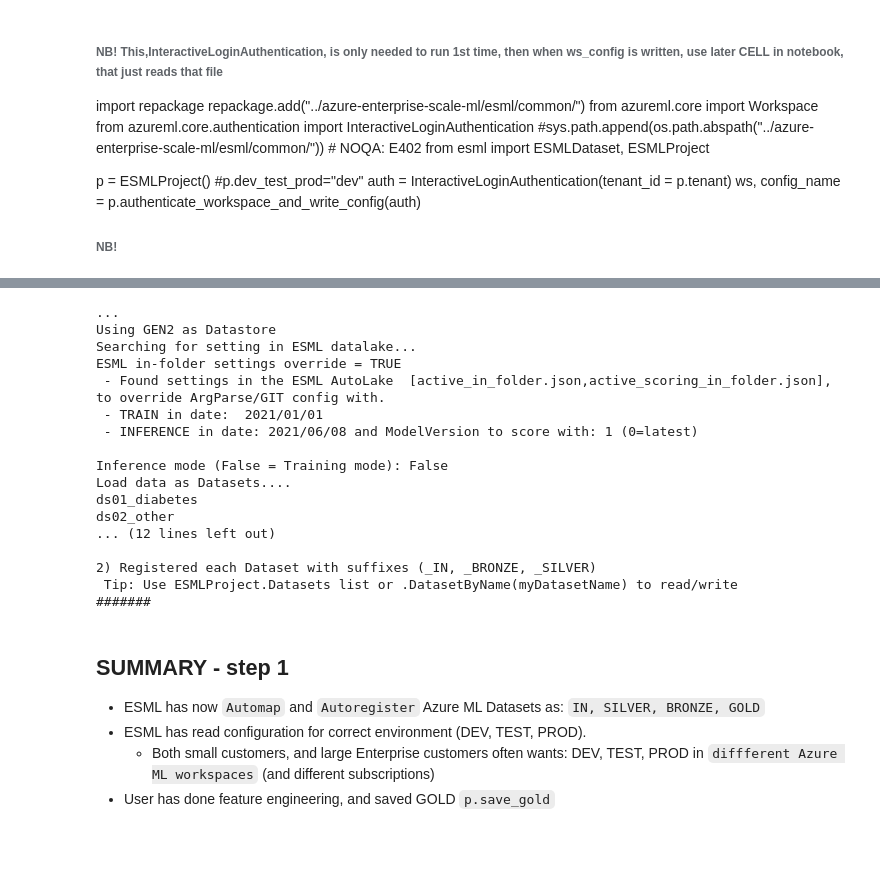
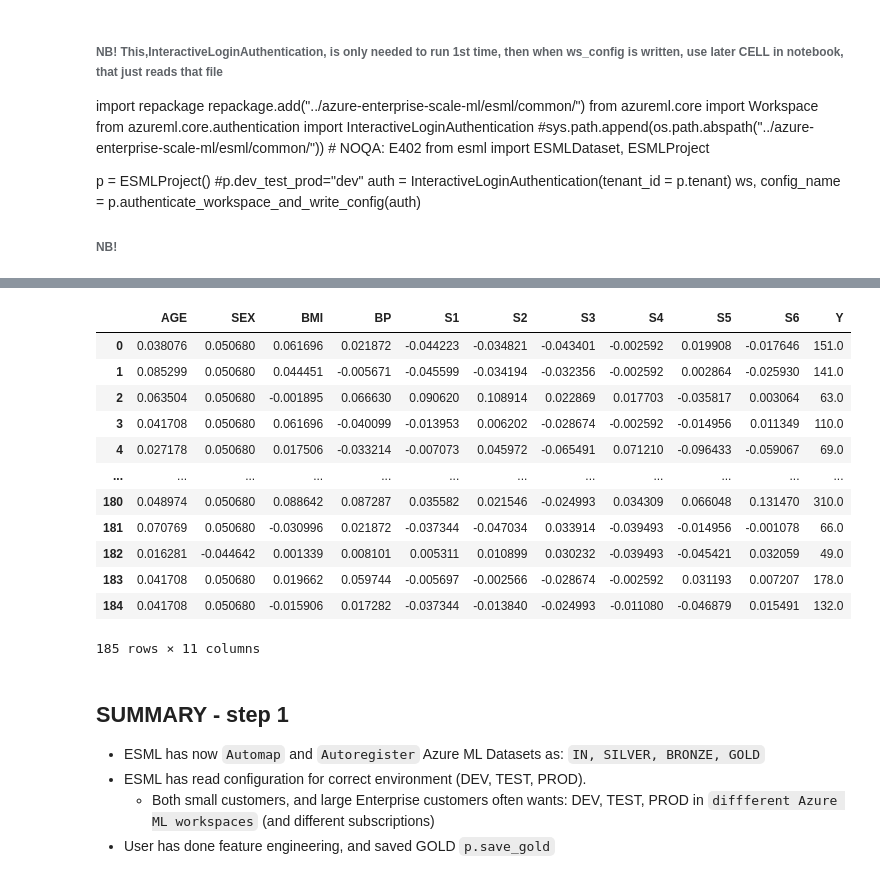
Before and after one commit to jostrm/azure-enterprise-scale-ml, a Jupyter notebook: copy_my_subfolders_to_my_grandparent/notebook_demos/esml_regression_1_train_deploy.ipynb, the cells around one changed output, grey strips where cells are left out. Cells and saved outputs as stored; diff of their text form; code cells hidden in the pictures; blank space fills up the shorter version.

```diff
--- a/copy_my_subfolders_to_my_grandparent/notebook_demos/esml_regression_1_train_deploy.ipynb
+++ b/copy_my_subfolders_to_my_grandparent/notebook_demos/esml_regression_1_train_deploy.ipynb
@@ -65,0 +68,15 @@ AML for docker: True
+# %%
+def test_feature_engieering():
+    # Feture engineering: Bronze 2 Gold - working with Azure ML Datasets with Bronze, Silver, Gold concept
+    esml_dataset = p.DatasetByName("ds01_diabetes") # Get dataset
+    df_bronze = esml_dataset.Bronze.to_pandas_dataframe()
+    p.save_silver(esml_dataset,df_bronze) #Bronze -> Silver
+
+    esml_dataset2 = p.DatasetByName("ds02_other") # Get dataset
+    df_bronze2 = esml_dataset2.Bronze.to_pandas_dataframe()
+    p.save_silver(esml_dataset2,df_bronze2) #Bronze -> Silver
+
+    df = esml_dataset.Silver.to_pandas_dataframe()
+    df_filtered = df[df.AGE > 0.015]
+    gold = p.save_gold(df_filtered)  #Silver -> Gold
+    return gold
@@ -66,20 +115,3 @@ AML for docker: True
 # %%
-datastore = p.init(p.ws) # 3) Automapping from datalake to Azure ML datasets
+datastore = p.init() # 3) Automapping from datalake to Azure ML datasets
+gold = test_feature_engieering()
-# %% [output]
-...
-Using GEN2 as Datastore
-Searching for setting in ESML datalake...
-ESML in-folder settings override = TRUE
- - Found settings in the ESML AutoLake  [active_in_folder.json,active_scoring_in_folder.json], to override ArgParse/GIT config with.
- - TRAIN in date:  2021/01/01
- - INFERENCE in date: 2021/06/08 and ModelVersion to score with: 1 (0=latest)
-
-Inference mode (False = Training mode): False
-Load data as Datasets....
-ds01_diabetes
-ds02_other
-... (12 lines left out)
-
-2) Registered each Dataset with suffixes (_IN, _BRONZE, _SILVER)
- Tip: Use ESMLProject.Datasets list or .DatasetByName(myDatasetName) to read/write
-#######
@@ -95,3 +118,19 @@ gold_train = p.save_gold(df_filtered)  #Silver -> Gold
+# %%
+gold.to_pandas_dataframe()
+# %% [output]
+|  | AGE | SEX | BMI | BP | S1 | S2 | S3 | S4 | S5 | S6 | Y |
+| 0 | 0.038076 | 0.050680 | 0.061696 | 0.021872 | -0.044223 | -0.034821 | -0.043401 | -0.002592 | 0.019908 | -0.017646 | 151.0 |
+| 1 | 0.085299 | 0.050680 | 0.044451 | -0.005671 | -0.045599 | -0.034194 | -0.032356 | -0.002592 | 0.002864 | -0.025930 | 141.0 |
+| 2 | 0.063504 | 0.050680 | -0.001895 | 0.066630 | 0.090620 | 0.108914 | 0.022869 | 0.017703 | -0.035817 | 0.003064 | 63.0 |
+| 3 | 0.041708 | 0.050680 | 0.061696 | -0.040099 | -0.013953 | 0.006202 | -0.028674 | -0.002592 | -0.014956 | 0.011349 | 110.0 |
+| 4 | 0.027178 | 0.050680 | 0.017506 | -0.033214 | -0.007073 | 0.045972 | -0.065491 | 0.071210 | -0.096433 | -0.059067 | 69.0 |
+| ... | ... | ... | ... | ... | ... | ... | ... | ... | ... | ... | ... |
+| 180 | 0.048974 | 0.050680 | 0.088642 | 0.087287 | 0.035582 | 0.021546 | -0.024993 | 0.034309 | 0.066048 | 0.131470 | 310.0 |
+| 181 | 0.070769 | 0.050680 | -0.030996 | 0.021872 | -0.037344 | -0.047034 | 0.033914 | -0.039493 | -0.014956 | -0.001078 | 66.0 |
+| 182 | 0.016281 | -0.044642 | 0.001339 | 0.008101 | 0.005311 | 0.010899 | 0.030232 | -0.039493 | -0.045421 | 0.032059 | 49.0 |
+| 183 | 0.041708 | 0.050680 | 0.019662 | 0.059744 | -0.005697 | -0.002566 | -0.028674 | -0.002592 | 0.031193 | 0.007207 | 178.0 |
+| 184 | 0.041708 | 0.050680 | -0.015906 | 0.017282 | -0.037344 | -0.013840 | -0.024993 | -0.011080 | -0.046879 | 0.015491 | 132.0 |
+185 rows × 11 columns
 # %% [markdown]
 ## SUMMARY - step 1
 - ESML has now `Automap` and `Autoregister` Azure ML Datasets as: `IN, SILVER, BRONZE, GOLD`
```
Also changed, not shown: parts of 14 cells of this notebook, 13 other files.
